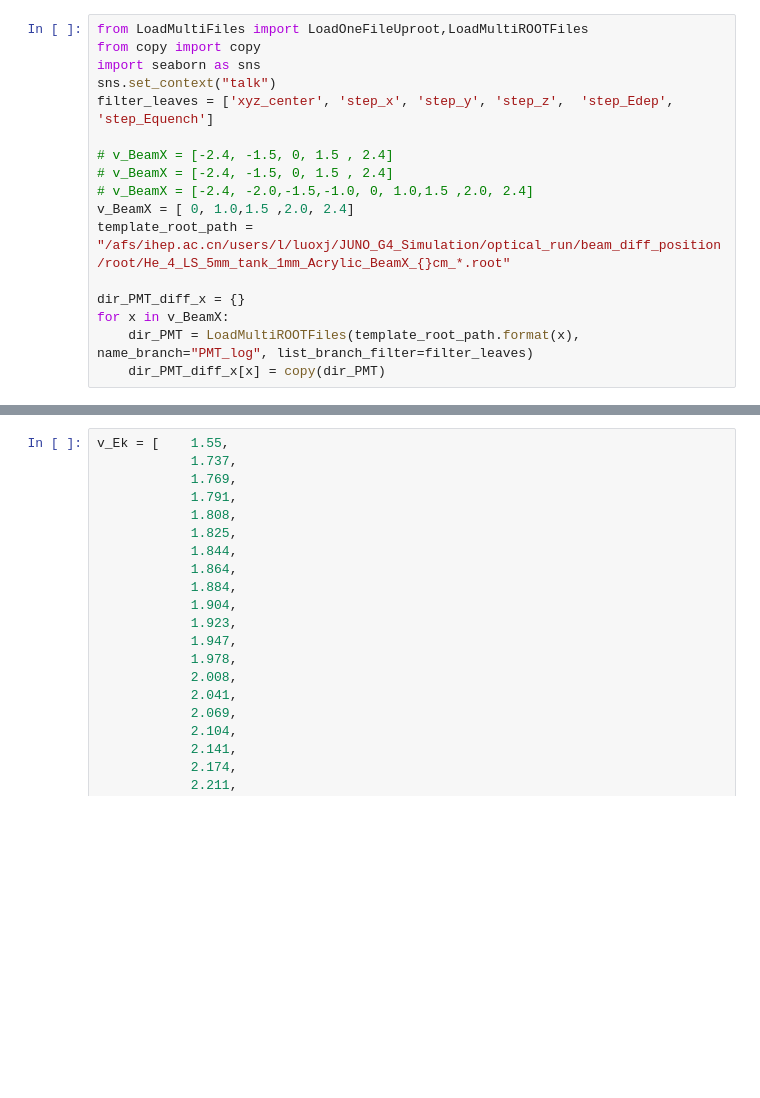
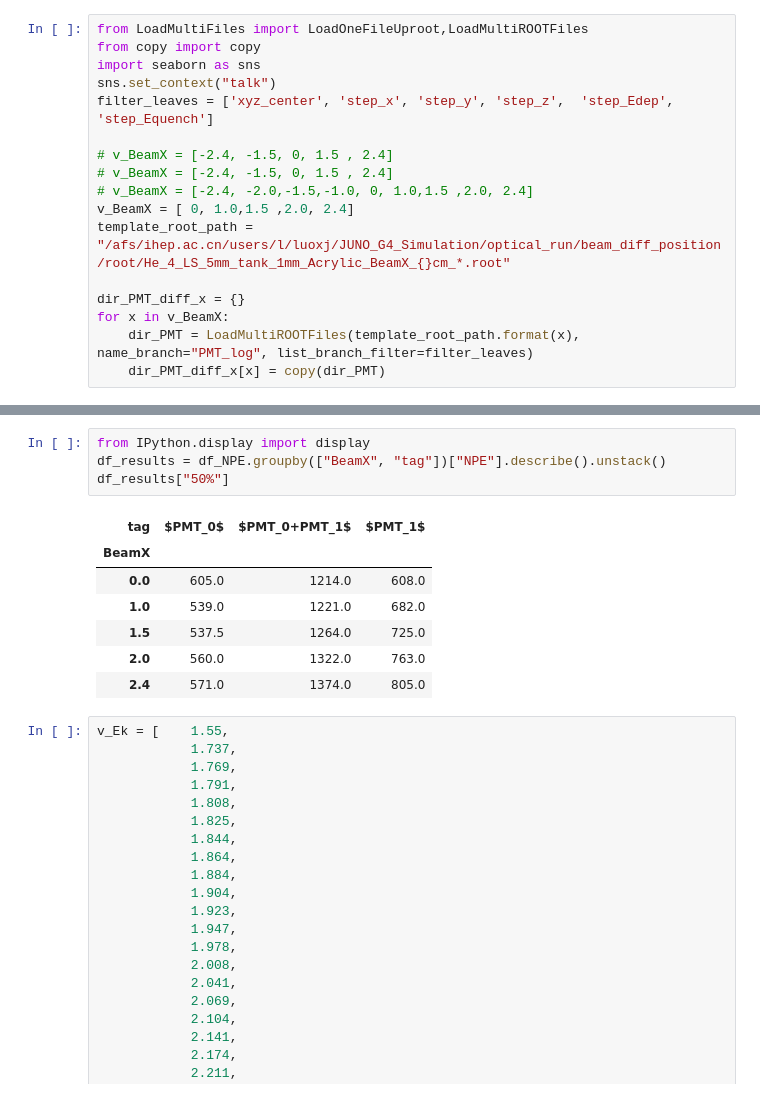
Before and after one commit to jack595/sk_DSNB, a Jupyter notebook: JUNO_G4_Simulation/StudyBeamDiffPosition.ipynb, the cells around one changed output, grey strips where cells are left out. Drawn from its saved outputs; the diff is of its cells as text; blank space fills up the shorter version.

```diff
--- a/JUNO_G4_Simulation/StudyBeamDiffPosition.ipynb
+++ b/JUNO_G4_Simulation/StudyBeamDiffPosition.ipynb
@@ -85,6 +87,18 @@ plt.legend(bbox_to_anchor=(1,1))
 # %% [output]
 <matplotlib.legend.Legend at 0x...>
 [drawing not drawn]
+# %%
+from IPython.display import display
+df_results = df_NPE.groupby(["BeamX", "tag"])["NPE"].describe().unstack()
+df_results["50%"]
+# %% [output]
+| tag | $PMT_0$ | $PMT_0+PMT_1$ | $PMT_1$ |
+| BeamX |  |  |  |
+| 0.0 | 605.0 | 1214.0 | 608.0 |
+| 1.0 | 539.0 | 1221.0 | 682.0 |
+| 1.5 | 537.5 | 1264.0 | 725.0 |
+| 2.0 | 560.0 | 1322.0 | 763.0 |
+| 2.4 | 571.0 | 1374.0 | 805.0 |
 # %%
 v_Ek = [    1.55,
             1.737,
```
Also changed, not shown: parts of 6 cells of this notebook, 50 other files.
